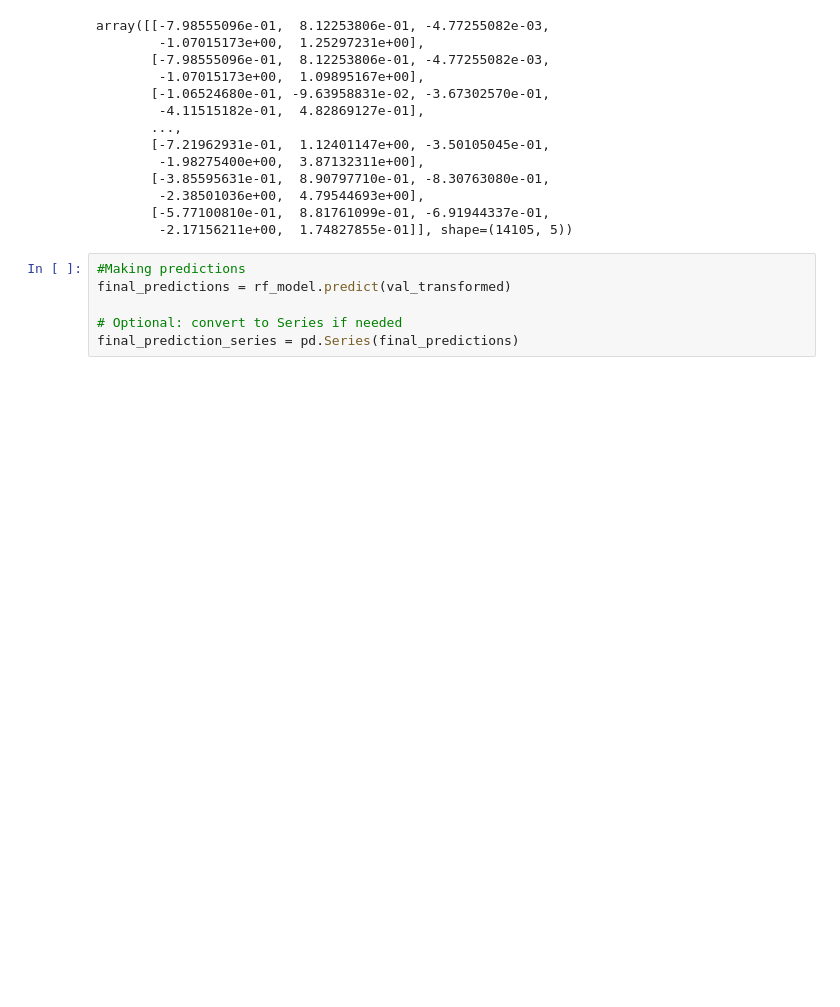
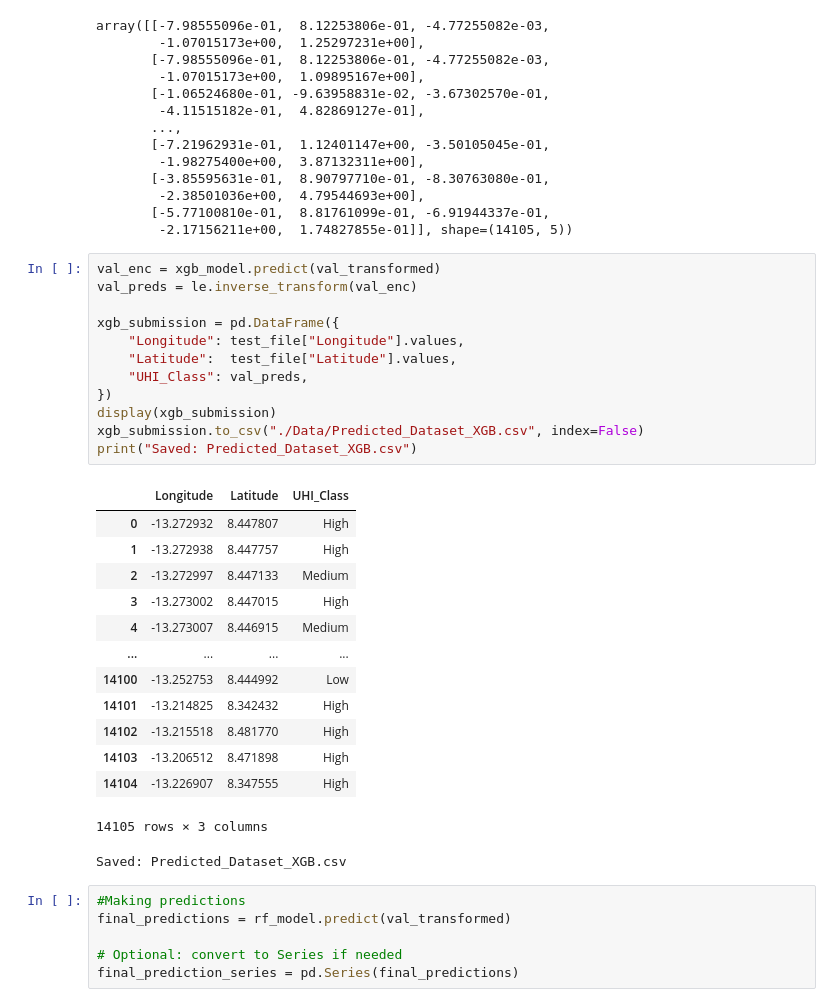
Before and after one commit to sushismith-lab/Urban_Heat_Project, a Jupyter notebook: Sample_Model_Notebook.ipynb, the cells around one changed output. Saved outputs shown, nothing was run; the diff lists cells and outputs as text; blank space fills up the shorter version.

```diff
--- a/Sample_Model_Notebook.ipynb
+++ b/Sample_Model_Notebook.ipynb
@@ -612,6 +694,33 @@ array([[-7.98555096e-01,  8.12253806e-01, -4.77255082e-03,
         -2.38501036e+00,  4.79544693e+00],
        [-5.77100810e-01,  8.81761099e-01, -6.91944337e-01,
         -2.17156211e+00,  1.74827855e-01]], shape=(14105, 5))
+# %%
+val_enc = xgb_model.predict(val_transformed)
+val_preds = le.inverse_transform(val_enc)
+
+xgb_submission = pd.DataFrame({
+    "Longitude": test_file["Longitude"].values,
+    "Latitude":  test_file["Latitude"].values,
+    "UHI_Class": val_preds,
+})
+display(xgb_submission)
+xgb_submission.to_csv("./Data/Predicted_Dataset_XGB.csv", index=False)
+print("Saved: Predicted_Dataset_XGB.csv")
+# %% [output]
+|  | Longitude | Latitude | UHI_Class |
+| 0 | -13.272932 | 8.447807 | High |
+| 1 | -13.272938 | 8.447757 | High |
+| 2 | -13.272997 | 8.447133 | Medium |
+| 3 | -13.273002 | 8.447015 | High |
+| 4 | -13.273007 | 8.446915 | Medium |
+| ... | ... | ... | ... |
+| 14100 | -13.252753 | 8.444992 | Low |
+| 14101 | -13.214825 | 8.342432 | High |
+| 14102 | -13.215518 | 8.481770 | High |
+| 14103 | -13.206512 | 8.471898 | High |
+| 14104 | -13.226907 | 8.347555 | High |
+14105 rows × 3 columns
+Saved: Predicted_Dataset_XGB.csv
 # %%
 #Making predictions
 final_predictions = rf_model.predict(val_transformed)
```
Also changed, not shown: parts of 10 cells of this notebook, 1 other file.
